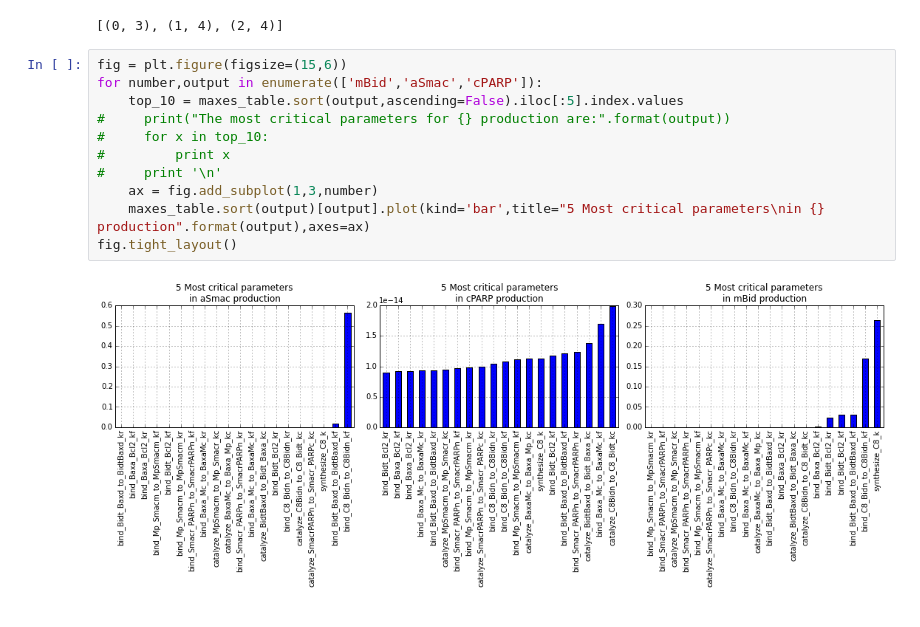
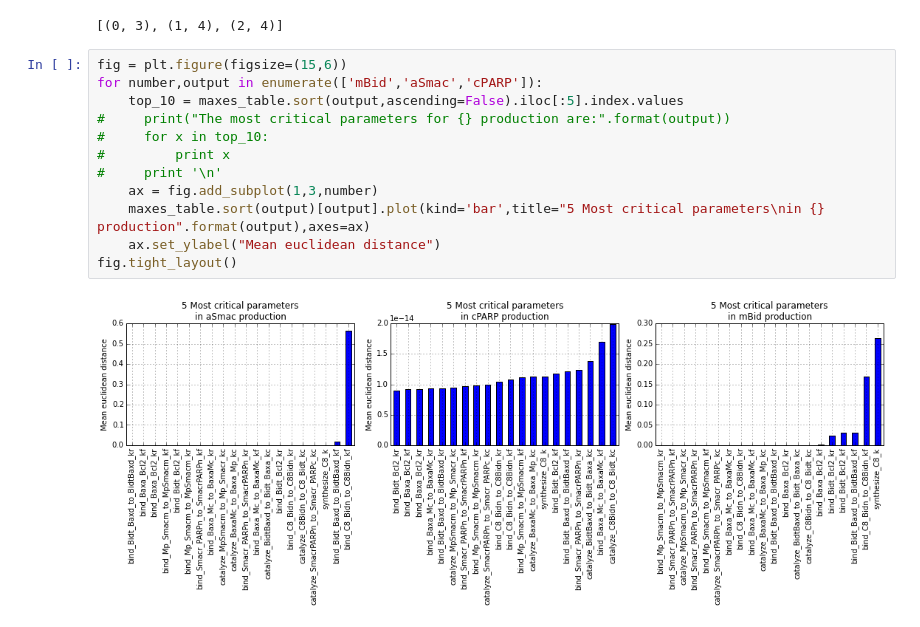
Before and after one commit to ortega2247/qsb, a Jupyter notebook: qsb_sensitivity.ipynb, the cells around one changed output. Saved outputs shown, nothing was run; the diff lists cells and outputs as text.

Commit message:
Graphs finished

```diff
--- a/qsb_sensitivity.ipynb
+++ b/qsb_sensitivity.ipynb
@@ -175,13 +175,14 @@ maxes_table = pd.DataFrame.from_dict(maxes)
 # %%
 fig = plt.figure(figsize=(15,6))
 for number,output in enumerate(['mBid','aSmac','cPARP']):
     top_10 = maxes_table.sort(output,ascending=False).iloc[:5].index.values
 #     print("The most critical parameters for {} production are:".format(output))
 #     for x in top_10:
 #         print x
 #     print '\n'
     ax = fig.add_subplot(1,3,number)
     maxes_table.sort(output)[output].plot(kind='bar',title="5 Most critical parameters\nin {} production".format(output),axes=ax)
+    ax.set_ylabel("Mean euclidean distance")
 fig.tight_layout()
 # %% [output]
-[figure, old version]
+[figure, new version]
```
